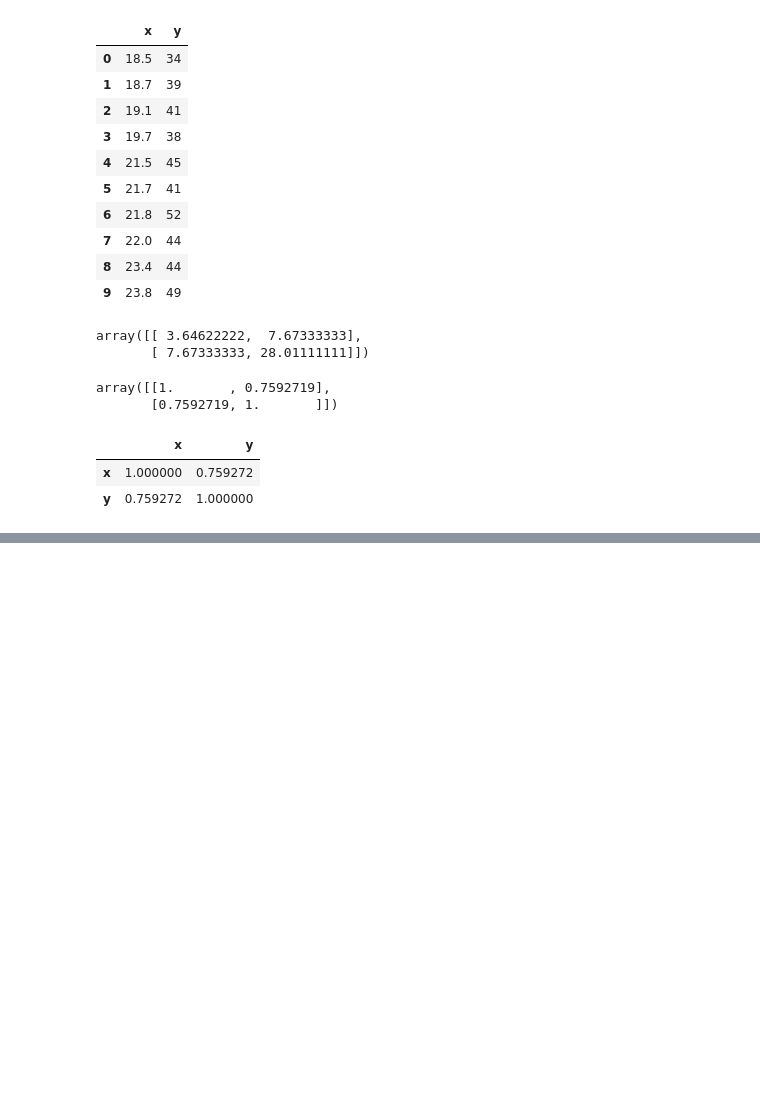
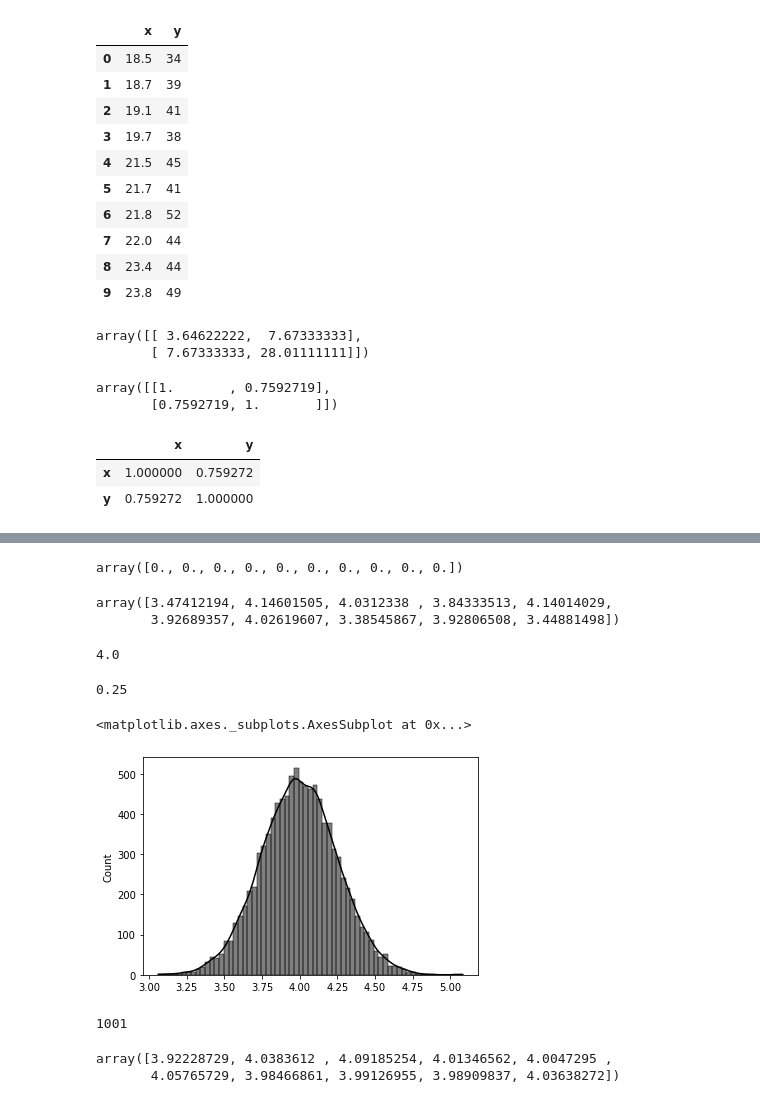
Before and after one commit to ttma333/python, a Jupyter notebook: 확률과_통계1.ipynb, the cells around one changed output, grey strips where cells are left out. Cells and saved outputs as stored; diff of their text form; code cells hidden in the pictures; blank space fills up the shorter version.

```diff
--- a/확률과_통계1.ipynb
+++ b/확률과_통계1.ipynb
@@ -299,0 +300,38 @@ array([3.11388702, 4.23085978, 3.55342435, 4.09696665, 4.08725658,
+# %%
+import numpy as np
+
+sample_mean_array = np.zeros(10000)
+sample_mean_array[:10]
+# %% [output]
+array([0., 0., 0., 0., 0., 0., 0., 0., 0., 0.])
+# %%
+# Q. 배열에 샘플사이즈 10인 표본 10000개의 표본평균을 저장
+for i in range(10000):
+  sample_mean_array[i] = population.rvs(size=10).mean()
+sample_mean_array[:10]
+# %% [output]
+array([3.47412194, 4.14601505, 4.0312338 , 3.84333513, 4.14014029,
+       3.92689357, 4.02619607, 3.38545867, 3.92806508, 3.44881498])
+# %%
+# 표본평균의 평균
+sample_mean_array.mean().round(2)
+# %% [output]
+4.0
+# %%
+# 표본평균의 표준편차
+sample_mean_array.std(ddof=1).round(2)
+# np.std(sample_mean_array,ddof=1).round(2)
+# %% [output]
+0.25
+# %%
+import seaborn as sns
+sns.histplot(sample_mean_array,color='black',kde=True)
+# %% [output]
+<matplotlib.axes._subplots.AxesSubplot at 0x...>
+[figure, added]
+# %%
+# 샘플사이즈 변화
+size_array = np.arange(10,100100,100)
+len(size_array)
+# %% [output]
+1001
@@ -299,0 +340,10 @@ array([3.11388702, 4.23085978, 3.55342435, 4.09696665, 4.08725658,
+# %%
+# 샘플사이즈를 변화시키면서 표본평균을 도출하는 시뮬레이션
+np.random.seed(1)
+for i in range(0,len(size_array)):
+  sample = population.rvs(size=size_array[i])
+  sample_mean_array_size[i] = np.mean(sample)
+sample_mean_array_size[:10]
+# %% [output]
+array([3.92228729, 4.0383612 , 4.09185254, 4.01346562, 4.0047295 ,
+       4.05765729, 3.98466861, 3.99126955, 3.98909837, 4.03638272])
```
Also changed, not shown: parts of 102 cells of this notebook.
